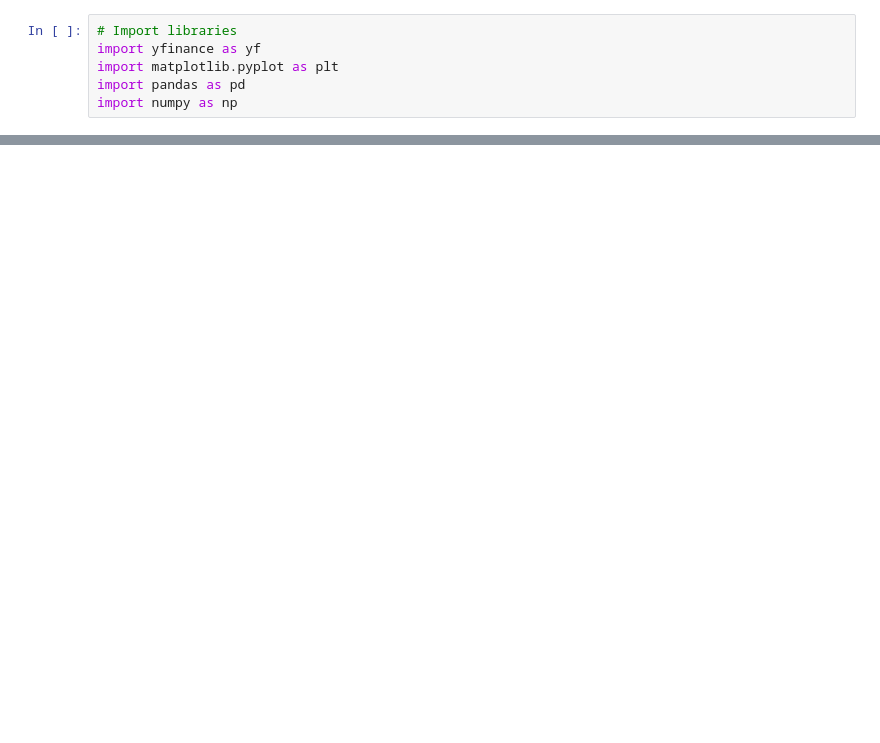
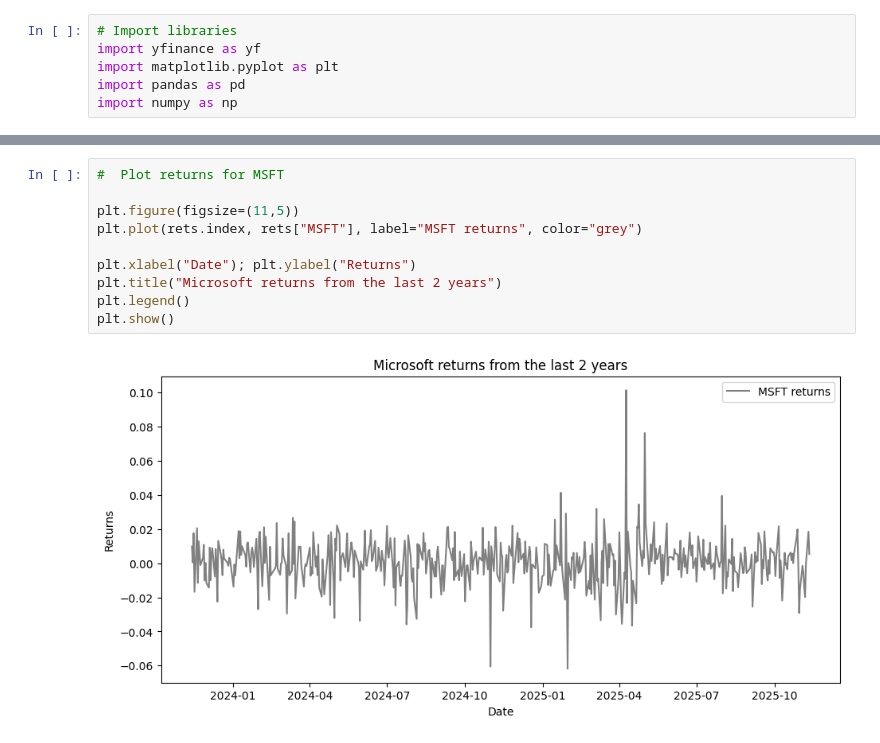
Before and after one commit to Yohansu/finance-statistics-learning, a Jupyter notebook: 07_miniproject.ipynb, the cells around one changed output, grey strips where cells are left out. Saved outputs shown, nothing was run; the diff lists cells and outputs as text; blank space fills up the shorter version.

```diff
--- a/07_miniproject.ipynb
+++ b/07_miniproject.ipynb
@@ -73,0 +96,12 @@ rets
+# %%
+#  Plot returns for MSFT
+
+plt.figure(figsize=(11,5))
+plt.plot(rets.index, rets["MSFT"], label="MSFT returns", color="grey")
+
+plt.xlabel("Date"); plt.ylabel("Returns")
+plt.title("Microsoft returns from the last 2 years")
+plt.legend()
+plt.show()
+# %% [output]
+[figure, added]
```
Also changed, not shown: parts of 9 cells of this notebook.
